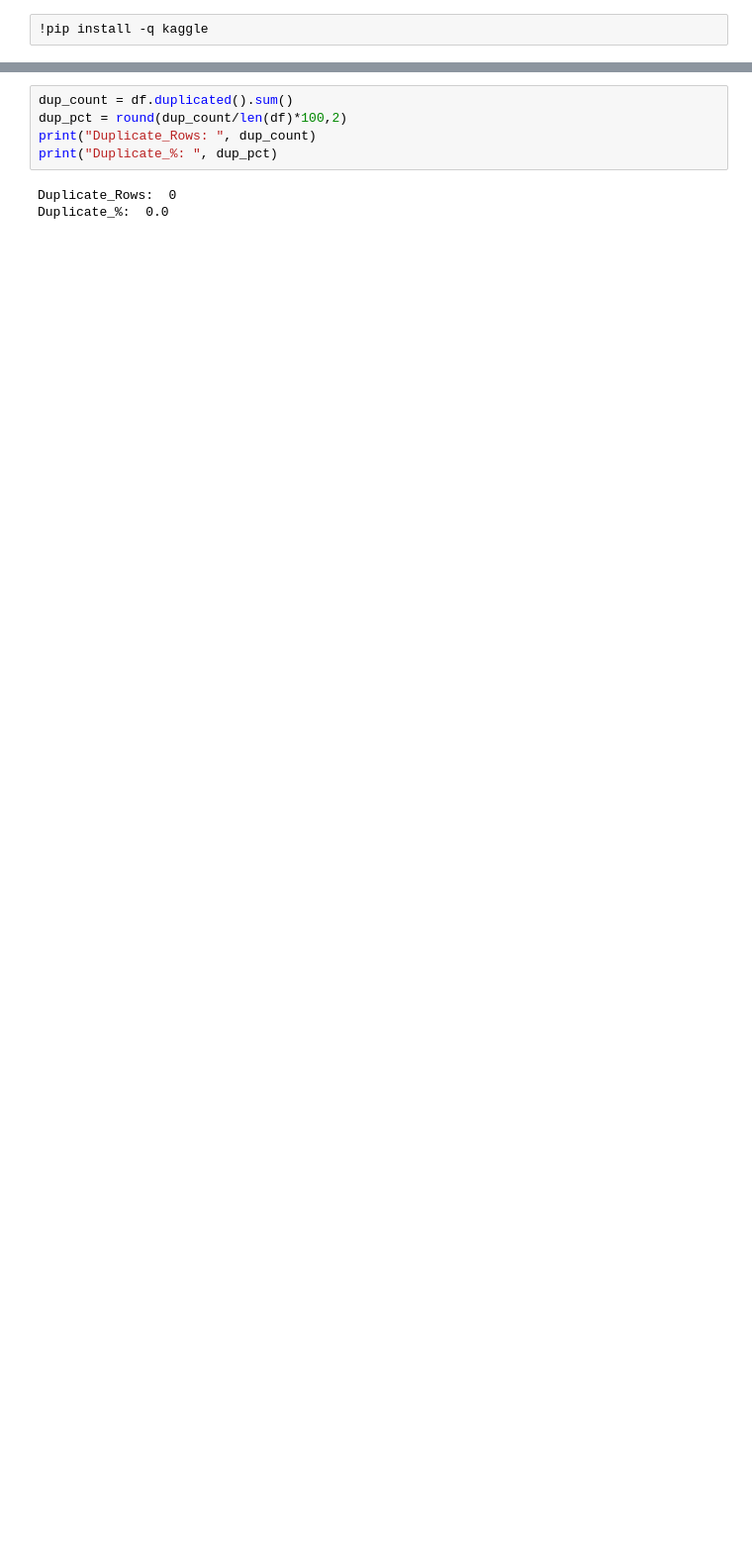
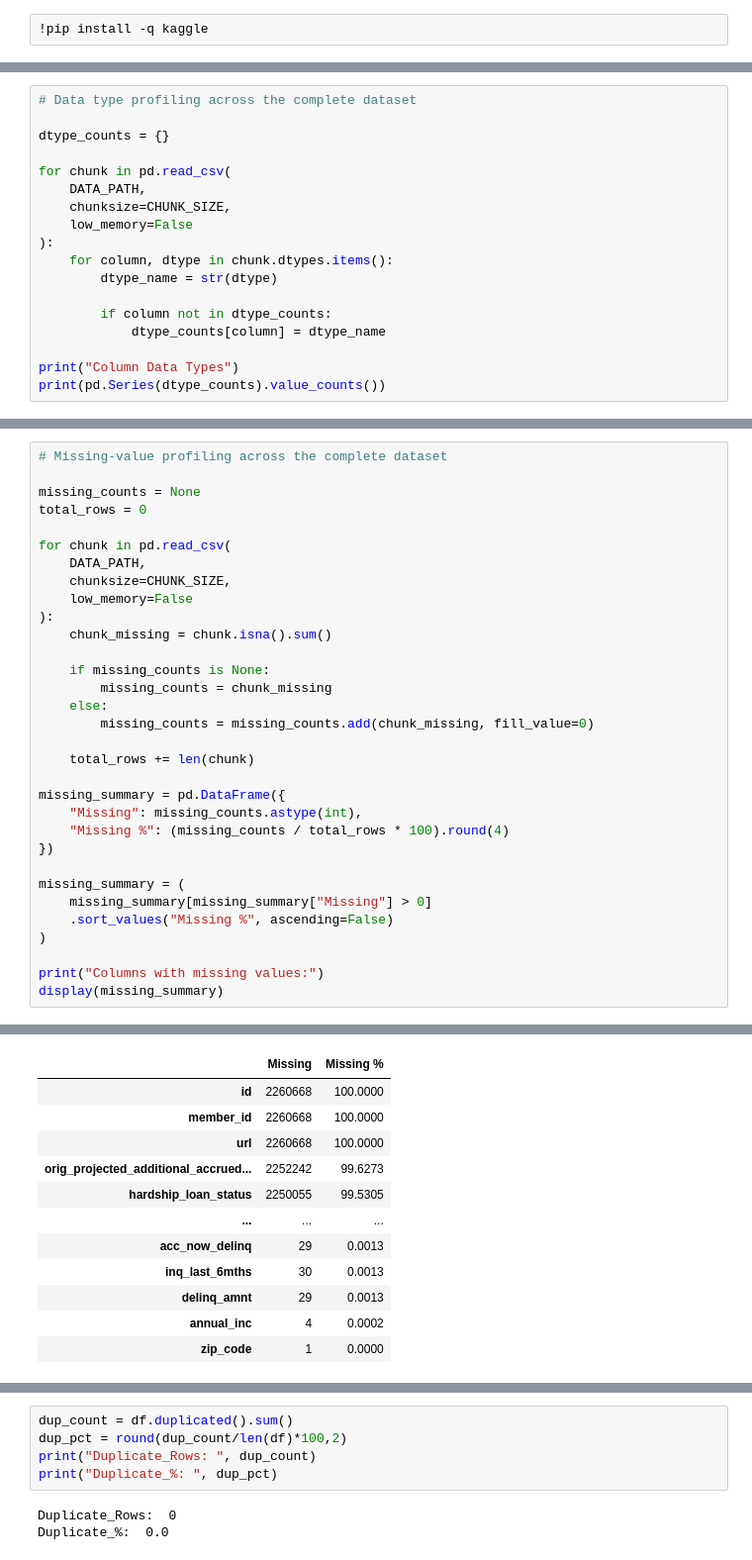
Before and after one commit to Karpagalaksh/Cadetx_DataAnlyst_Project, a Jupyter notebook: CadetX_Module1_Profiling.ipynb, the cells around one changed output, grey strips where cells are left out. Shown at 99% size. Cells and saved outputs as stored; diff of their text form; blank space fills up the shorter version.

```diff
--- a/CadetX_Module1_Profiling.ipynb
+++ b/CadetX_Module1_Profiling.ipynb
@@ -100,0 +131,18 @@ df.shape
+# %%
+# Data type profiling across the complete dataset
+
+dtype_counts = {}
+
+for chunk in pd.read_csv(
+    DATA_PATH,
+    chunksize=CHUNK_SIZE,
+    low_memory=False
+):
+    for column, dtype in chunk.dtypes.items():
+        dtype_name = str(dtype)
+
+        if column not in dtype_counts:
+            dtype_counts[column] = dtype_name
+
+print("Column Data Types")
+print(pd.Series(dtype_counts).value_counts())
@@ -100,0 +155,33 @@ df.shape
+# %%
+# Missing-value profiling across the complete dataset
+
+missing_counts = None
+total_rows = 0
+
+for chunk in pd.read_csv(
+    DATA_PATH,
+    chunksize=CHUNK_SIZE,
+    low_memory=False
+):
+    chunk_missing = chunk.isna().sum()
+
+    if missing_counts is None:
+        missing_counts = chunk_missing
+    else:
+        missing_counts = missing_counts.add(chunk_missing, fill_value=0)
+
+    total_rows += len(chunk)
+
+missing_summary = pd.DataFrame({
+    "Missing": missing_counts.astype(int),
+    "Missing %": (missing_counts / total_rows * 100).round(4)
+})
+
+missing_summary = (
+    missing_summary[missing_summary["Missing"] > 0]
+    .sort_values("Missing %", ascending=False)
+)
+
+print("Columns with missing values:")
+display(missing_summary)
+# %% [output]
@@ -100,0 +189,12 @@ df.shape
+|  | Missing | Missing % |
+| id | 2260668 | 100.0000 |
+| member_id | 2260668 | 100.0000 |
+| url | 2260668 | 100.0000 |
+| orig_projected_additional_accrued... | 2252242 | 99.6273 |
+| hardship_loan_status | 2250055 | 99.5305 |
+| ... | ... | ... |
+| acc_now_delinq | 29 | 0.0013 |
+| inq_last_6mths | 30 | 0.0013 |
+| delinq_amnt | 29 | 0.0013 |
+| annual_inc | 4 | 0.0002 |
+| zip_code | 1 | 0.0000 |
```
Also changed, not shown: parts of 18 cells of this notebook.
